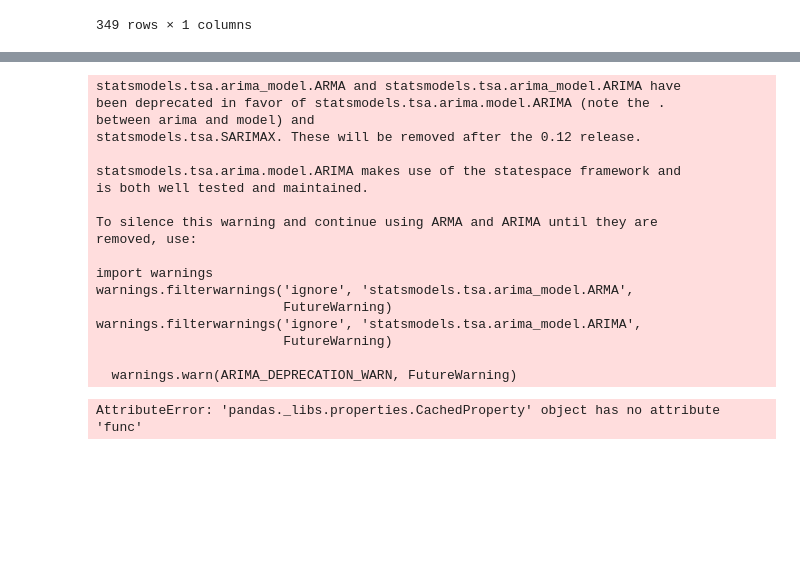
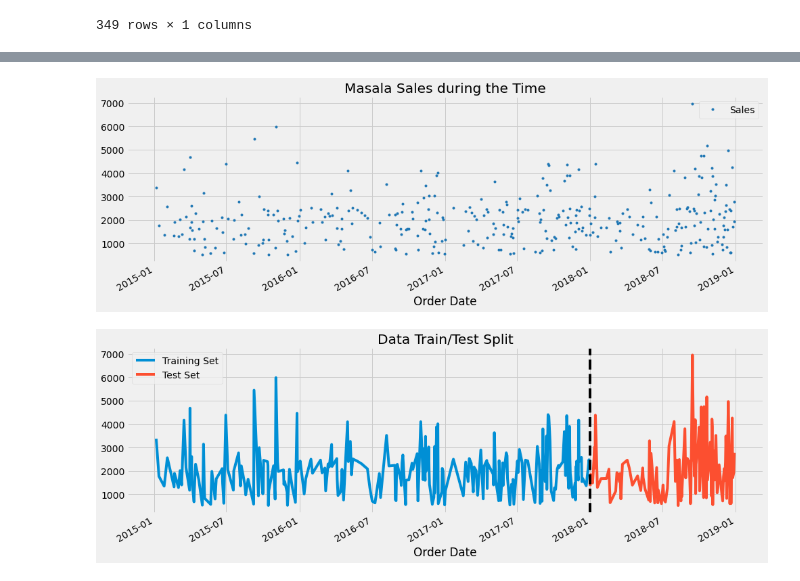
Before and after one commit to ruwzeta/1007FinalProject, a Jupyter notebook: Data Cleaning.ipynb, the cells around one changed output, grey strips where cells are left out. Drawn from its saved outputs; the diff is of its cells as text; code cells hidden in the pictures; blank space fills up the shorter version.

```diff
--- a/Data Cleaning.ipynb
+++ b/Data Cleaning.ipynb
@@ -2,6 +2,12 @@
 import pandas as pd
 import numpy as np
 import matplotlib.pyplot as plt
+import seaborn as sns
+
+import xgboost as xgb
+from sklearn.metrics import mean_squared_error
+color_pal = sns.color_palette()
+plt.style.use('fivethirtyeight')
 
 
 df = pd.read_csv("Supermart Grocery Sales - Retail Analytics Dataset.csv")
@@ -132,3 +120,0 @@ autocorrelation_plot(df2_grouped)
-# %%
-from statsmodels.graphics.tsaplots import plot_acf, plot_pacf
-plt.rcParams.update({'figure.figsize':(9,7), 'figure.dpi':120})
@@ -153,27 +121,20 @@ plt.show()
-# %%
-from statsmodels.tsa.arima_model import ARIMA
-
-# 1,1,2 ARIMA Model
-model = ARIMA(df2_grouped.Sales, order=(1,1,2))
-model_fit = model.fit(disp=0)
-print(model_fit.summary())
-# %% [output]
-statsmodels.tsa.arima_model.ARMA and statsmodels.tsa.arima_model.ARIMA have
-been deprecated in favor of statsmodels.tsa.arima.model.ARIMA (note the .
-between arima and model) and
-statsmodels.tsa.SARIMAX. These will be removed after the 0.12 release.
-
-statsmodels.tsa.arima.model.ARIMA makes use of the statespace framework and
-is both well tested and maintained.
-
-To silence this warning and continue using ARMA and ARIMA until they are
-removed, use:
-
-import warnings
-warnings.filterwarnings('ignore', 'statsmodels.tsa.arima_model.ARMA',
-                        FutureWarning)
-warnings.filterwarnings('ignore', 'statsmodels.tsa.arima_model.ARIMA',
-                        FutureWarning)
-
-  warnings.warn(ARIMA_DEPRECATION_WARN, FutureWarning)
-AttributeError: 'pandas._libs.properties.CachedProperty' object has no attribute 'func'
+# %%
+df2_grouped.plot(style='.',
+        figsize=(15, 5),
+        color=color_pal[0],
+        title='Masala Sales during the Time')
+plt.show()
+# %% [output]
+[figure, added]
+# %%
+train = df2_grouped.loc[df2_grouped.index < '01-01-2018']
+test = df2_grouped.loc[df2_grouped.index >= '01-01-2018']
+
+fig, ax = plt.subplots(figsize=(15, 5))
+train.plot(ax=ax, label='Training Set', title='Data Train/Test Split')
+test.plot(ax=ax, label='Test Set')
+ax.axvline('01-01-2018', color='black', ls='--')
+ax.legend(['Training Set', 'Test Set'])
+plt.show()
+# %% [output]
+[figure, added]
```
Also changed, not shown: parts of 20 cells of this notebook.
